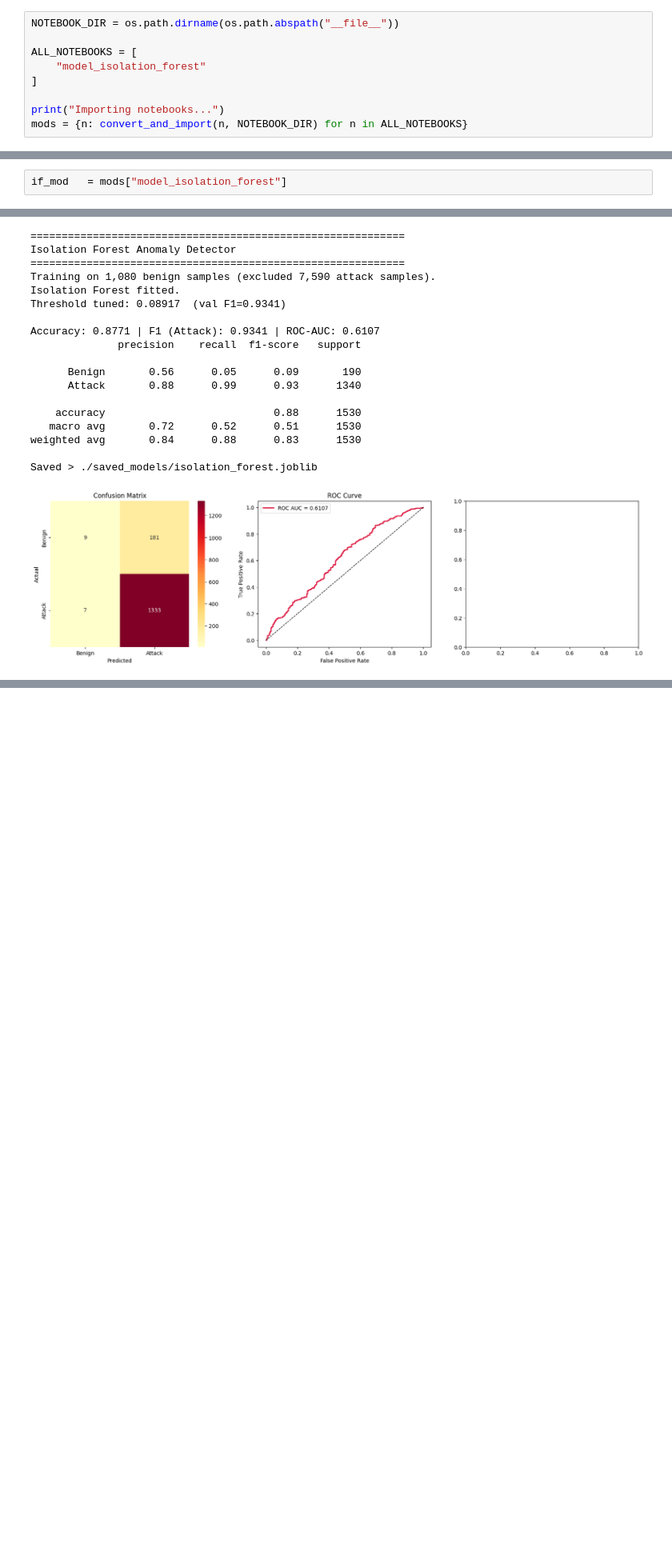
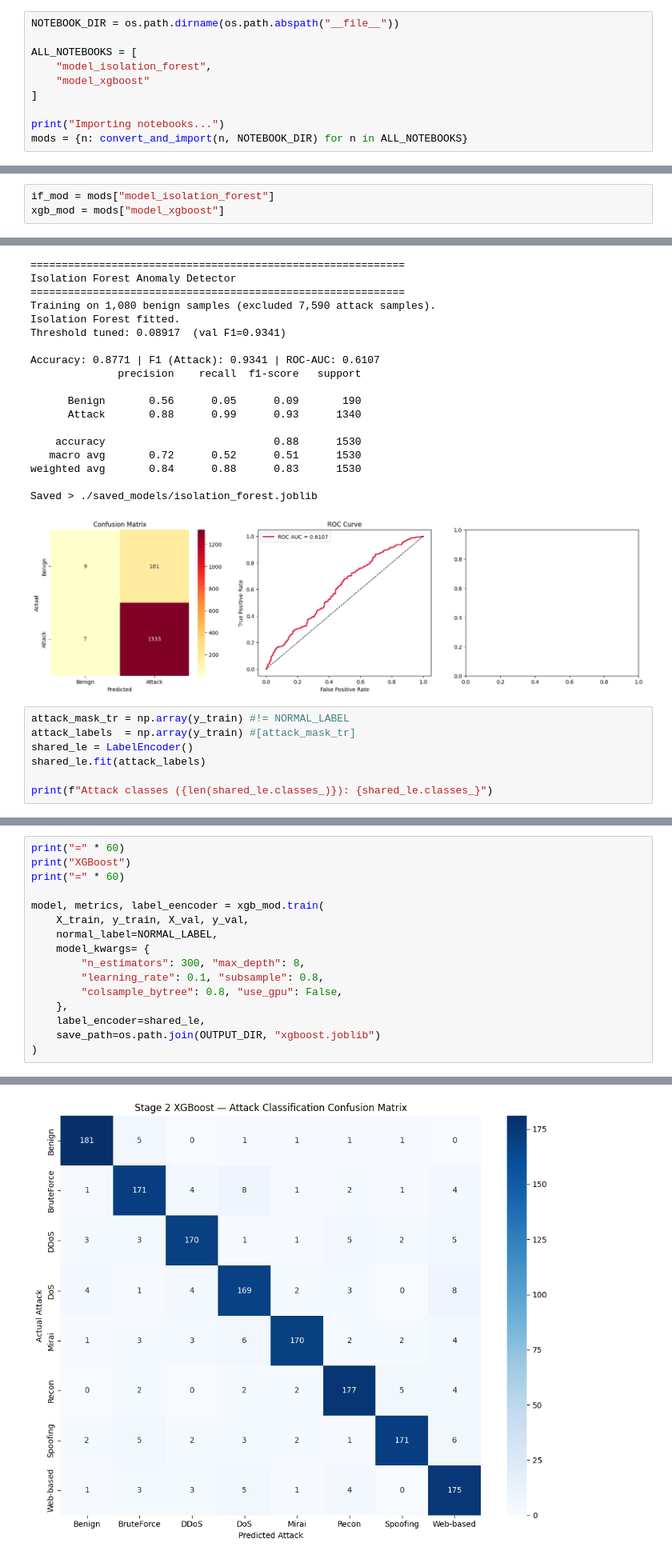
Before and after one commit to uvicrepo/brandon-ECE597-Capstone-IoT-IDS, a Jupyter notebook: notebooks/main_training.ipynb, the cells around one changed output, grey strips where cells are left out. Shown at 80% size. Saved outputs shown, nothing was run; the diff lists cells and outputs as text; blank space fills up the shorter version.

Commit message:
XGBoost implementation done

```diff
--- a/notebooks/main_training.ipynb
+++ b/notebooks/main_training.ipynb
@@ -39,7 +40,8 @@ def convert_and_import(notebook_name, notebook_dir="."):
 NOTEBOOK_DIR = os.path.dirname(os.path.abspath("__file__"))
 
 ALL_NOTEBOOKS = [
-    "model_isolation_forest"
+    "model_isolation_forest",
+    "model_xgboost"
 ]
 
 print("Importing notebooks...")
@@ -50,5 +53,6 @@ Done with model_isolation_forest
 # %%
-if_mod   = mods["model_isolation_forest"]
+if_mod = mods["model_isolation_forest"]
+xgb_mod = mods["model_xgboost"]
 # %%
 # DATA LOADING
 
@@ -129,3 +133,10 @@ weighted avg       0.84      0.88      0.83      1530
 
 Saved > ./saved_models/isolation_forest.joblib
 [figure]
+# %%
+attack_mask_tr = np.array(y_train) #!= NORMAL_LABEL
+attack_labels  = np.array(y_train) #[attack_mask_tr]
+shared_le = LabelEncoder()
+shared_le.fit(attack_labels)
+
+print(f"Attack classes ({len(shared_le.classes_)}): {shared_le.classes_}")
@@ -131,0 +145,17 @@ Saved > ./saved_models/isolation_forest.joblib
+# %%
+print("=" * 60)
+print("XGBoost")
+print("=" * 60)
+
+model, metrics, label_eencoder = xgb_mod.train(
+    X_train, y_train, X_val, y_val,
+    normal_label=NORMAL_LABEL,
+    model_kwargs= {
+        "n_estimators": 300, "max_depth": 8,
+        "learning_rate": 0.1, "subsample": 0.8,
+        "colsample_bytree": 0.8, "use_gpu": False,
+    },
+    label_encoder=shared_le,
+    save_path=os.path.join(OUTPUT_DIR, "xgboost.joblib")
+)
+# %% [output]
@@ -131,0 +179 @@ Saved > ./saved_models/isolation_forest.joblib
+[figure, added]
```
Also changed, not shown: parts of 4 cells of this notebook, 2 other files.
